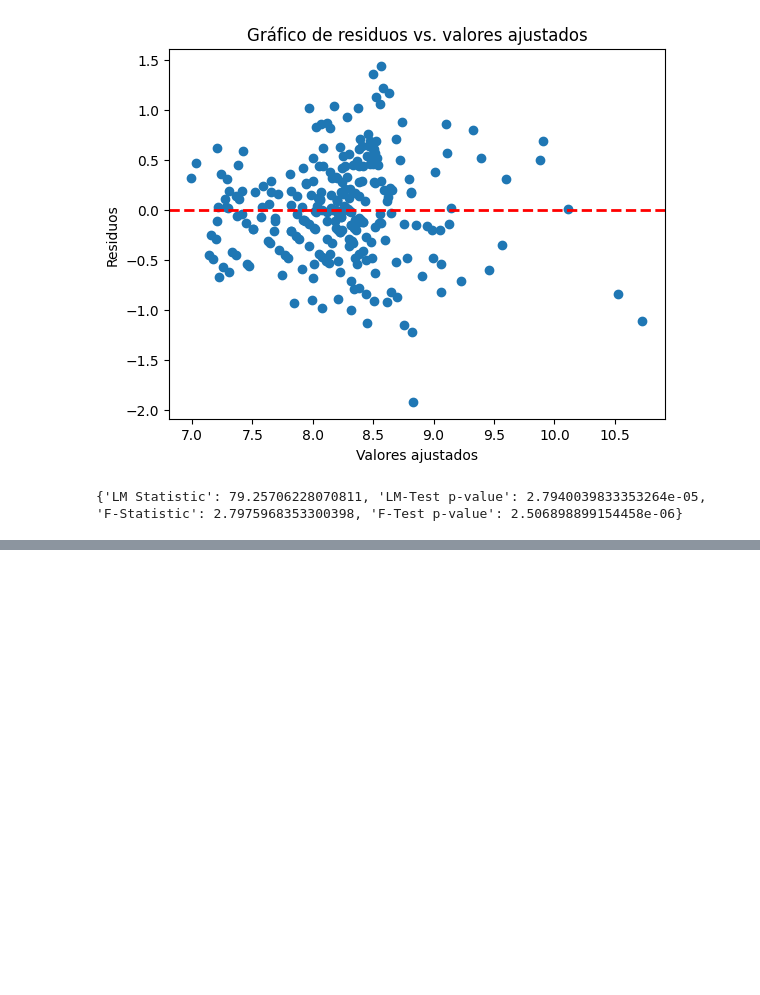
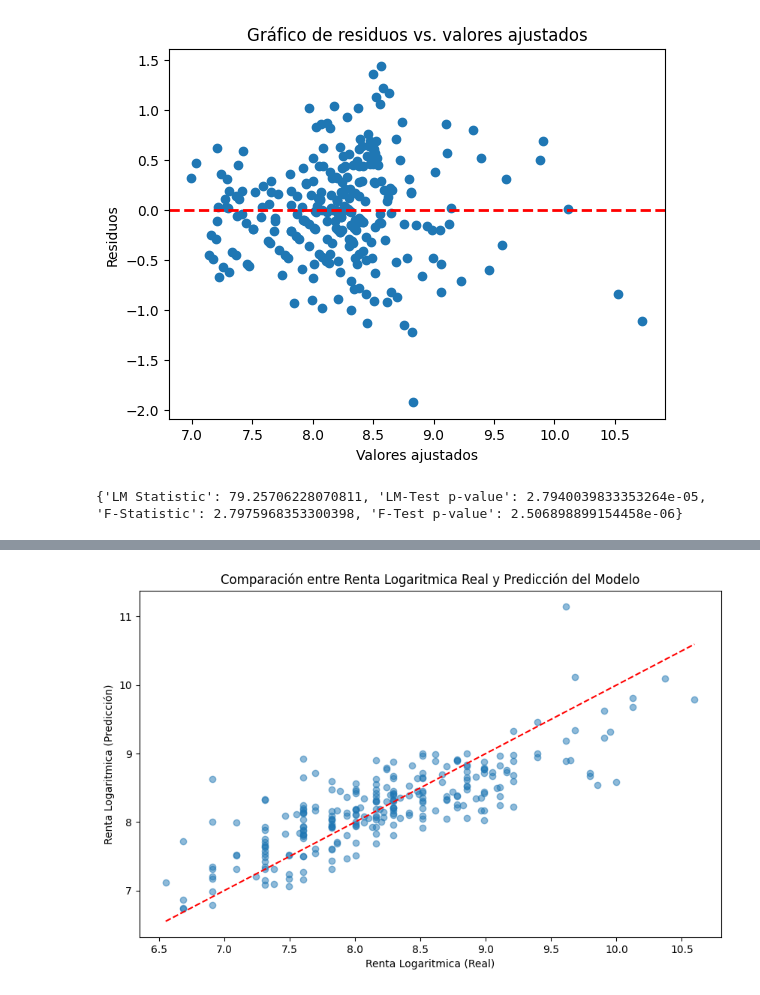
Before and after one commit to iserranoz/up_econometria, a Jupyter notebook: Proyecto_Econometría_logtransf.ipynb, the cells around one changed output, grey strips where cells are left out. Saved outputs shown, nothing was run; the diff lists cells and outputs as text; code cells hidden in the pictures; blank space fills up the shorter version.

```diff
--- a/Proyecto_Econometría_logtransf.ipynb
+++ b/Proyecto_Econometría_logtransf.ipynb
@@ -349,0 +351,5 @@ df_2.head(5)
+# %%
+df_numerico = pd.get_dummies(df_2, columns=['municipio'], drop_first=True)
+df_numerico.columns = df_numerico.columns.str.replace(' ', '_')
+df_numerico = df_numerico.rename(columns={'municipio_Gustavo_A._Madero': 'municipio_Gustavo_A_Madero'})
+df_numerico.info()
@@ -349,0 +374,10 @@ df_2.head(5)
+# %%
+# Genera la fórmula para la regresión
+
+formula = 'renta_log ~ ' + ' + '.join(df_numerico.drop(columns=['renta_log']).columns)
+
+# Crea el modelo de regresión
+model = smf.ols(formula=formula, data=df_numerico).fit()
+
+# Imprime el resumen del modelo
+print(model.summary())
@@ -349,0 +402,14 @@ df_2.head(5)
+# %%
+# Obtener las predicciones del modelo
+y_pred = model.predict()
+
+# Crear la gráfica
+plt.figure(figsize=(10, 6))
+plt.scatter(df_numerico['renta_log'], y_pred, alpha=0.5)
+plt.xlabel('Renta Logaritmica (Real)')
+plt.ylabel('Renta Logaritmica (Predicción)')
+plt.title('Comparación entre Renta Logaritmica Real y Predicción del Modelo')
+plt.plot([df_numerico['renta_log'].min(), df_numerico['renta_log'].max()], [df_numerico['renta_log'].min(), df_numerico['renta_log'].max()], color='red', linestyle='--')
+plt.show()
+# %% [output]
+[figure, added]
```
Also changed, not shown: parts of 6 cells of this notebook.
